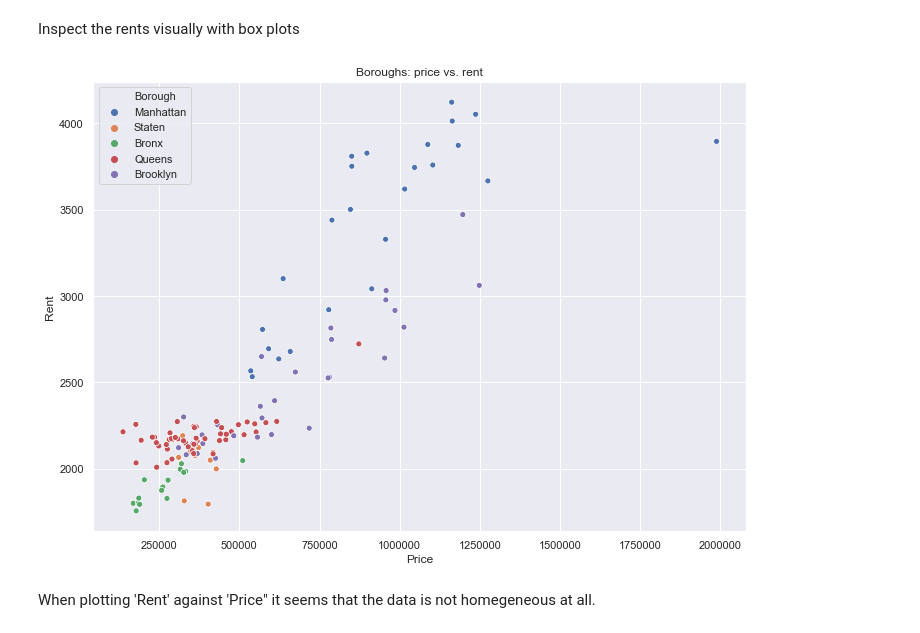
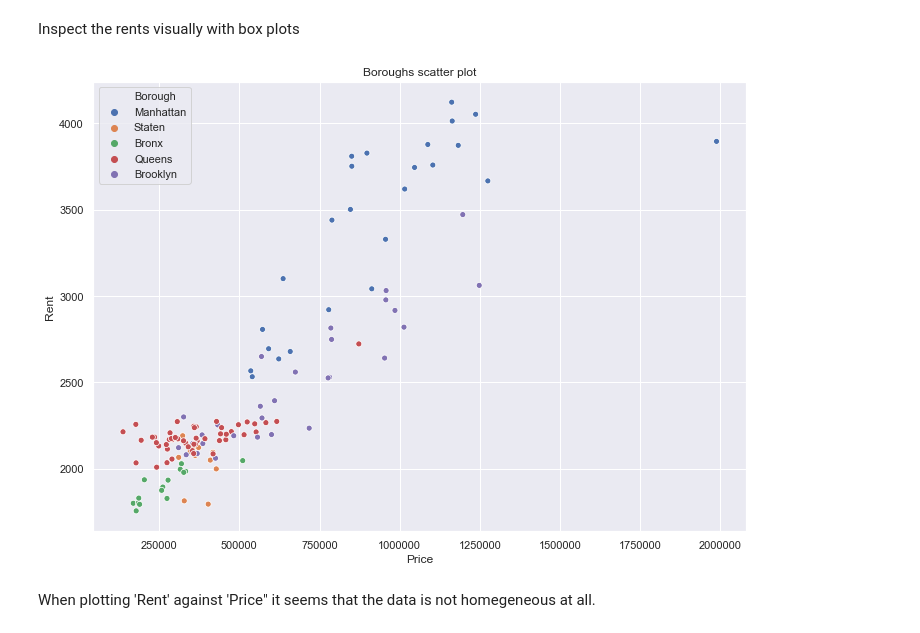
Before and after one commit to allaccountstaken/predicting_urban_home_values, a Jupyter notebook: Predicting Home Values Using Venues.ipynb, the cells around one changed output. Saved outputs shown, nothing was run; the diff lists cells and outputs as text; code cells hidden in the pictures.

```diff
--- a/Predicting Home Values Using Venues.ipynb
+++ b/Predicting Home Values Using Venues.ipynb
@@ -194,10 +194,10 @@ Inspect the rents visually with box plots
 # %%
 sns.scatterplot(x='Price', y='Rent', data=df_nyc_prices_rents, hue = 'Borough')
 plt.gcf().set_size_inches(11.7, 8.27)
-plt.title("Boroughs: price vs. rent")
+plt.title("Boroughs scatter plot")
 plt.show()
 # %% [output]
-[figure, old version]
+[figure, new version]
 # %% [markdown]
 When plotting 'Rent' against 'Price" it seems that the data is not homegeneous at all.
 # %%
```
Also changed, not shown: parts of 9 cells of this notebook.
